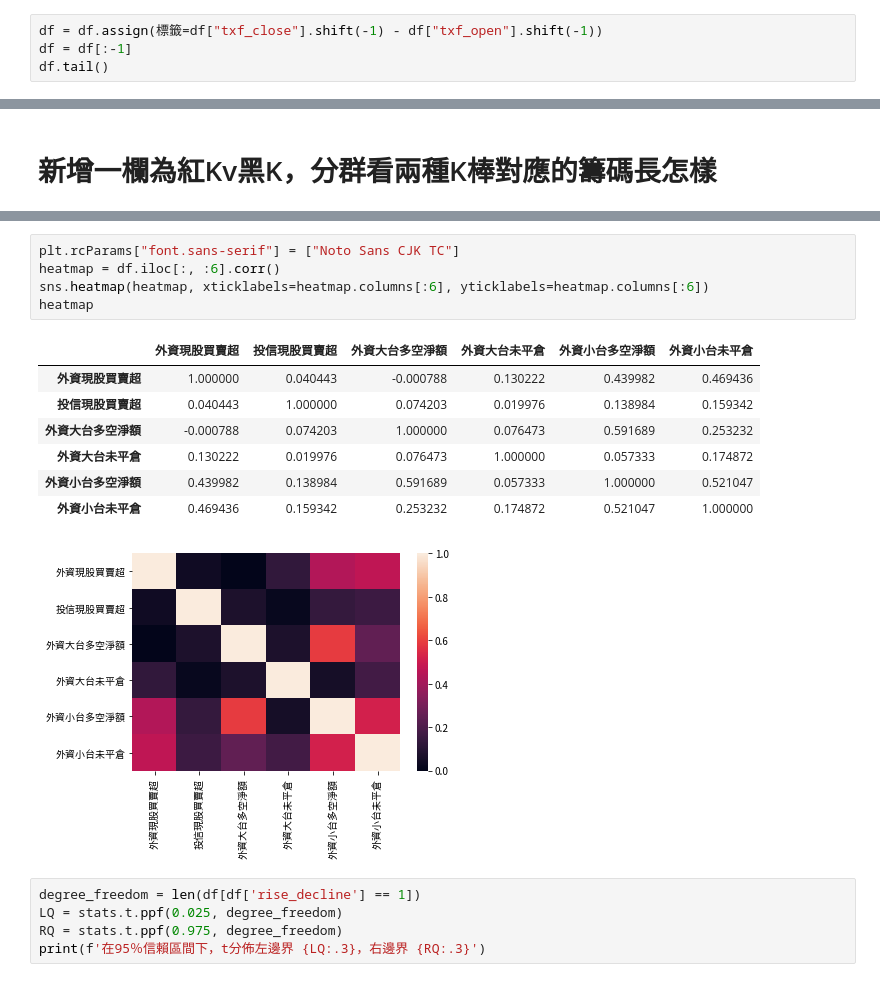
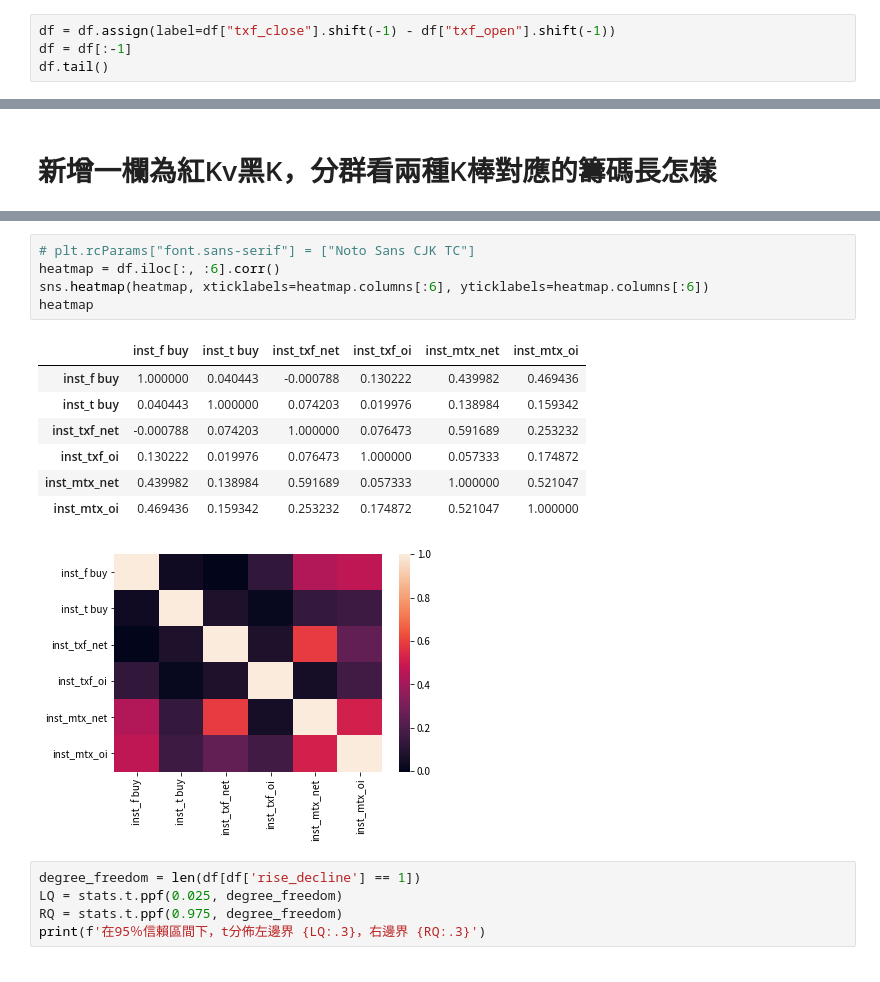
Before and after one commit to MaxChenCMC/Machine_Learning_in_Futures_Trading, a Jupyter notebook: main.ipynb, the cells around one changed output, grey strips where cells are left out. Saved outputs shown, nothing was run; the diff lists cells and outputs as text.

```diff
--- a/main.ipynb
+++ b/main.ipynb
@@ -112,7 +90,7 @@ None
 # %% [markdown]
 # 定義特徵值為隔天是收紅K或黑K
 # %%
-df = df.assign(標籤=df["txf_close"].shift(-1) - df["txf_open"].shift(-1))
+df = df.assign(label=df["txf_close"].shift(-1) - df["txf_open"].shift(-1))
 df = df[:-1]
 df.tail()
 # %% [output]
@@ -154,18 +132,18 @@ len(df[df['rise_decline'] == 0]),len(df[df['rise_decline'] == 1])
 (310, 344)
 # %%
-plt.rcParams["font.sans-serif"] = ["Noto Sans CJK TC"]
+# plt.rcParams["font.sans-serif"] = ["Noto Sans CJK TC"]
 heatmap = df.iloc[:, :6].corr()
 sns.heatmap(heatmap, xticklabels=heatmap.columns[:6], yticklabels=heatmap.columns[:6])
 heatmap
 # %% [output]
-|  | 外資現股買賣超 | 投信現股買賣超 | 外資大台多空淨額 | 外資大台未平倉 | 外資小台多空淨額 | 外資小台未平倉 |
-| 外資現股買賣超 | 1.000000 | 0.040443 | -0.000788 | 0.130222 | 0.439982 | 0.469436 |
-| 投信現股買賣超 | 0.040443 | 1.000000 | 0.074203 | 0.019976 | 0.138984 | 0.159342 |
-| 外資大台多空淨額 | -0.000788 | 0.074203 | 1.000000 | 0.076473 | 0.591689 | 0.253232 |
-| 外資大台未平倉 | 0.130222 | 0.019976 | 0.076473 | 1.000000 | 0.057333 | 0.174872 |
-| 外資小台多空淨額 | 0.439982 | 0.138984 | 0.591689 | 0.057333 | 1.000000 | 0.521047 |
-| 外資小台未平倉 | 0.469436 | 0.159342 | 0.253232 | 0.174872 | 0.521047 | 1.000000 |
+|  | inst_f buy | inst_t buy | inst_txf_net | inst_txf_oi | inst_mtx_net | inst_mtx_oi |
+| inst_f buy | 1.000000 | 0.040443 | -0.000788 | 0.130222 | 0.439982 | 0.469436 |
+| inst_t buy | 0.040443 | 1.000000 | 0.074203 | 0.019976 | 0.138984 | 0.159342 |
+| inst_txf_net | -0.000788 | 0.074203 | 1.000000 | 0.076473 | 0.591689 | 0.253232 |
+| inst_txf_oi | 0.130222 | 0.019976 | 0.076473 | 1.000000 | 0.057333 | 0.174872 |
+| inst_mtx_net | 0.439982 | 0.138984 | 0.591689 | 0.057333 | 1.000000 | 0.521047 |
+| inst_mtx_oi | 0.469436 | 0.159342 | 0.253232 | 0.174872 | 0.521047 | 1.000000 |
-[figure, old version]
+[figure, new version]
 # %%
 degree_freedom = len(df[df['rise_decline'] == 1])
 LQ = stats.t.ppf(0.025, degree_freedom)
```
Also changed, not shown: parts of 15 cells of this notebook, 3 other files.
